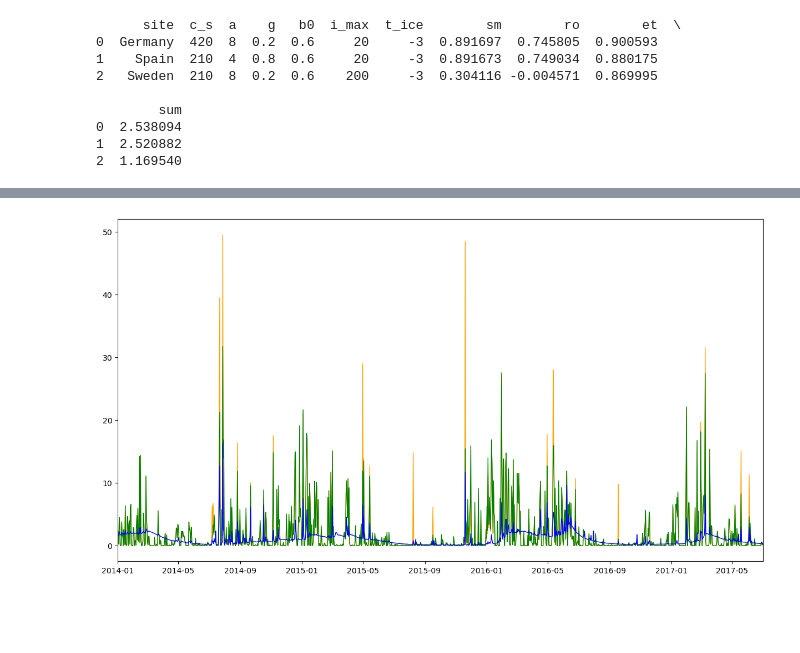
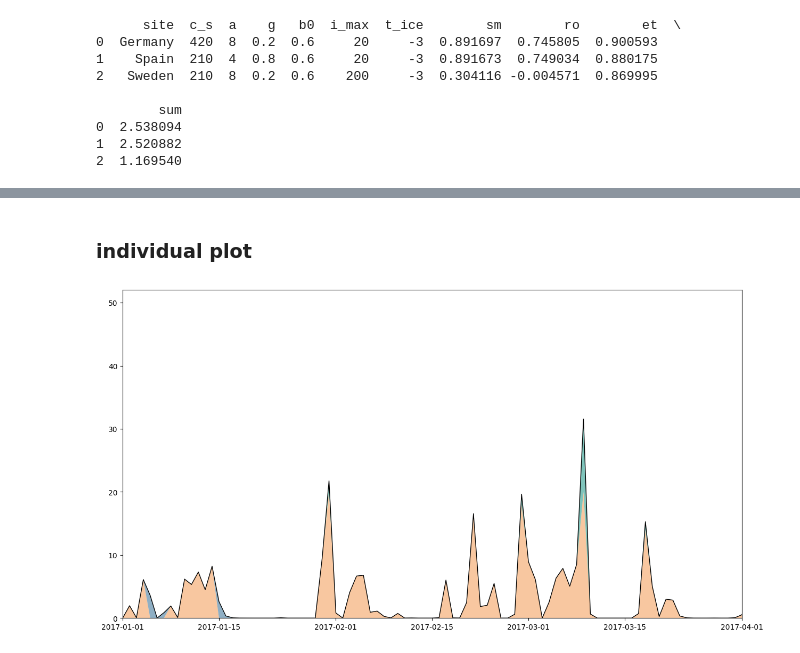
Before and after one commit to emorl/Earth-System-Modelling, a Jupyter notebook: surface_runoff_swbm_colab.ipynb, the cells around one changed output, grey strips where cells are left out. Cells and saved outputs as stored; diff of their text form; code cells hidden in the pictures; blank space fills up the shorter version.

```diff
--- a/surface_runoff_swbm_colab.ipynb
+++ b/surface_runoff_swbm_colab.ipynb
@@ -406,3 +577,5 @@ NameError: name 'data_prepro_DE' is not defined
+# %% [markdown]
+### individual plot
 # %%
 # Deutschland
 from swbm_mini_ice import prepro, predict_ts, model_correlation
@@ -412,36 +585,56 @@ def filter_2014_2018(df):
     df_copy = df.copy()  # avoid changing original df
     df_copy['time'] = pd.to_datetime(df_copy['time'])
     return df_copy[(df_copy['time'].dt.year >= 2014) & (df_copy['time'].dt.year <= 2018)]
 
 data_prepro = filter_2014_2018(data_prepro_DE).reset_index(drop=True)
 
 # Define initial parameters
 config_DE = {
     'c_s': 420,    # soil water holding capacity in mm, cs = 210mm, 420mm, 840mm
     'a': 8,        # runoff function shape α, α = 2,4,8
     'g': 0.2,      # ET function shape γ, γ = 0.2, 0.5, 0.8
     'b0': 0.6,     # maximum of ET function β, β = 0.4, 0.6, 0.8
     'i_max': 20,    # max infiltrationsrate zwischen 20 mm/day und unendlich
     't_ice': -3     # temp for freezing soil
 }
 
 moisture, runoff, et_flux, runoff_s, runoff_h, runoff_ice = predict_ts(data_prepro, config_DE)
 
 moisture_old, runoff_old, et_flux_old, = predict_old(data_prepro, config_DE)
 
 
 # Create a wider figure
 plt.figure(figsize=(15, 8))
+# Gestapelte Flächen (Prozesse)
+plt.stackplot(
+    data_prepro['time'],
+    runoff_s,
+    runoff_h,
+    runoff_ice,
+    labels=["Surface runoff", "Hillslope runoff", "Ice runoff"],
+    colors=["#f4a261", "#2a9d8f", "#457b9d"],  # custom colors
+    alpha=0.6
+)
 
+# Gesamtrunoff als Linie oben drüber
+plt.plot(
+    data_prepro['time'],
+    runoff,
+    color="black",
+    linewidth=1,
+    label="Total runoff"
+)
 # Plot lines with thinner width
-plt.plot(data_prepro['time'], runoff, color='orange', linewidth=1)
-plt.plot(data_prepro['time'], runoff_old, color='green', linewidth=1)
-plt.plot(data_prepro['time'], data_prepro['ro'], color='blue', linewidth=1)
-plt.xlim(pd.Timestamp('2014-01-01'), pd.Timestamp('2017-07-01'))
+#plt.plot(data_prepro['time'], runoff, color='black', linewidth=1)
+#plt.plot(data_prepro['time'], runoff_s, color='orange', linewidth=1)
+#plt.plot(data_prepro['time'], runoff_h, color='green', linewidth=1)
+#plt.plot(data_prepro['time'], runoff_ice, color='blue', linewidth=1)
 
-#plt.plot(data_prepro['time'], runoff - runoff_old, color='black', linewidth=1)
+#plt.plot(data_prepro['time'], runoff_old, color='green', linewidth=1)
+#plt.plot(data_prepro['time'], data_prepro['ro'], color='blue', linewidth=1)
+plt.xlim(pd.Timestamp('2017-01-01'), pd.Timestamp('2017-04-01'))
 
 
 plt.show()
 # %% [output]
-[figure, old version]
+[figure, new version]
```
Also changed, not shown: parts of 7 cells of this notebook, 3 other files.
